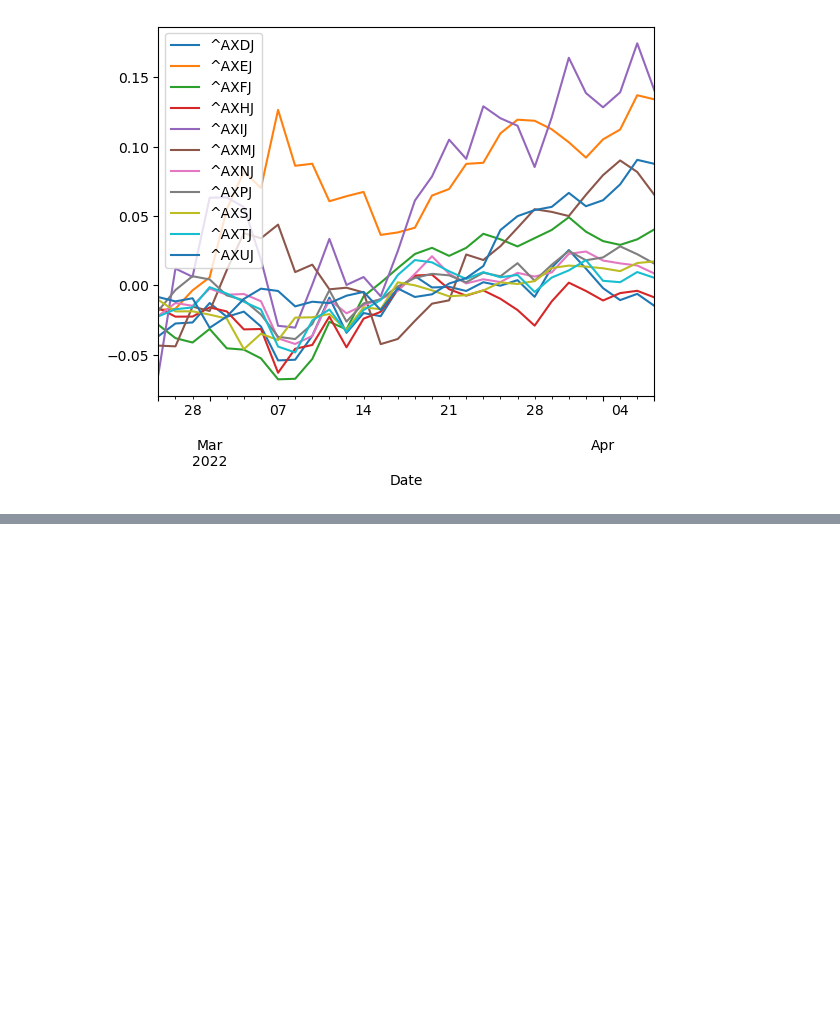
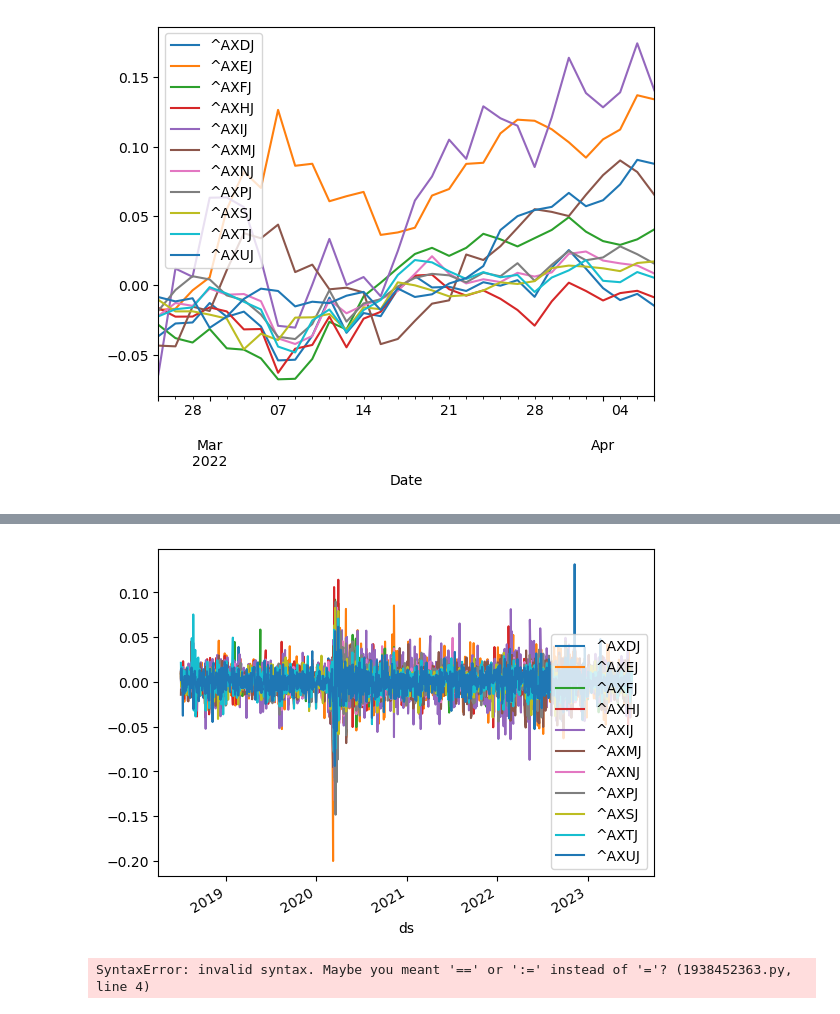
Before and after one commit to DGLewiss/Repo-Practice, a Jupyter notebook: yfinance.ipynb, the cells around one changed output, grey strips where cells are left out. Drawn from its saved outputs; the diff is of its cells as text; code cells hidden in the pictures; blank space fills up the shorter version.

Commit message:
Broken_Prophet
please help

```diff
--- a/yfinance.ipynb
+++ b/yfinance.ipynb
@@ -156,0 +161,4 @@ plt.show()
+# %%
+
+prophet_df = daily_returns_dropped.copy()
+prophet_df.head()
@@ -156,0 +173,2 @@ plt.show()
+# %%
+prophet_df.index.name = 'ds'
@@ -156,0 +186,6 @@ plt.show()
+# %%
+#prophet_df.index.name = 'ds'
+
+prophet_df.plot();
+# %% [output]
+[figure, added]
@@ -156,0 +194,8 @@ plt.show()
+# %%
+# Rename the '^AXPJ' column to 'y'
+prophet_axpj_df.columns = [
+    'y',
+    inplace=TRUE]
+print(prophet_axpj_df)
+# %% [output]
+SyntaxError: invalid syntax. Maybe you meant '==' or ':=' instead of '='? (1938452363.py, line 4)
```
Also changed, not shown: parts of 12 cells of this notebook.
